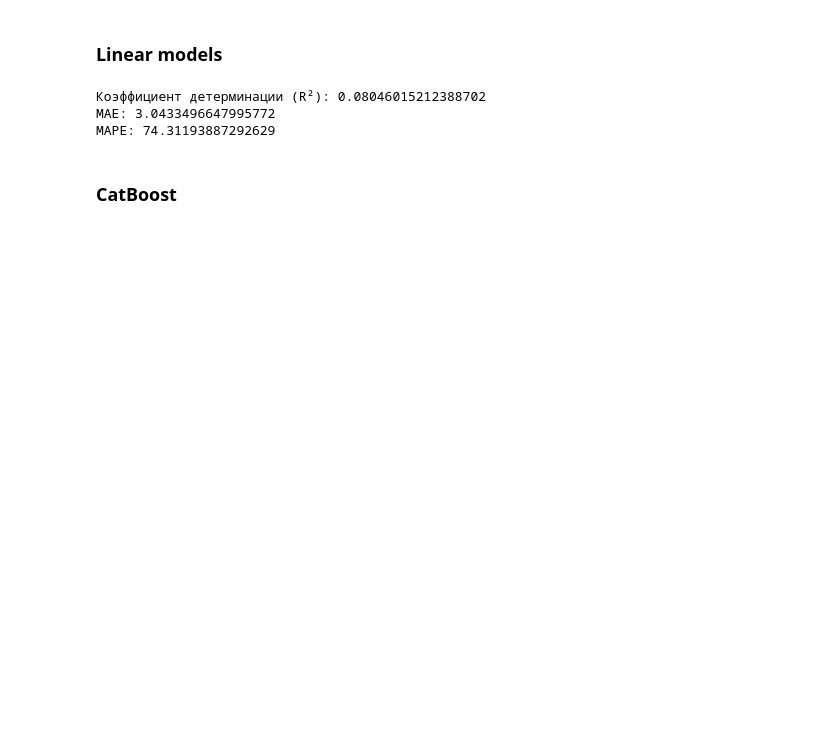
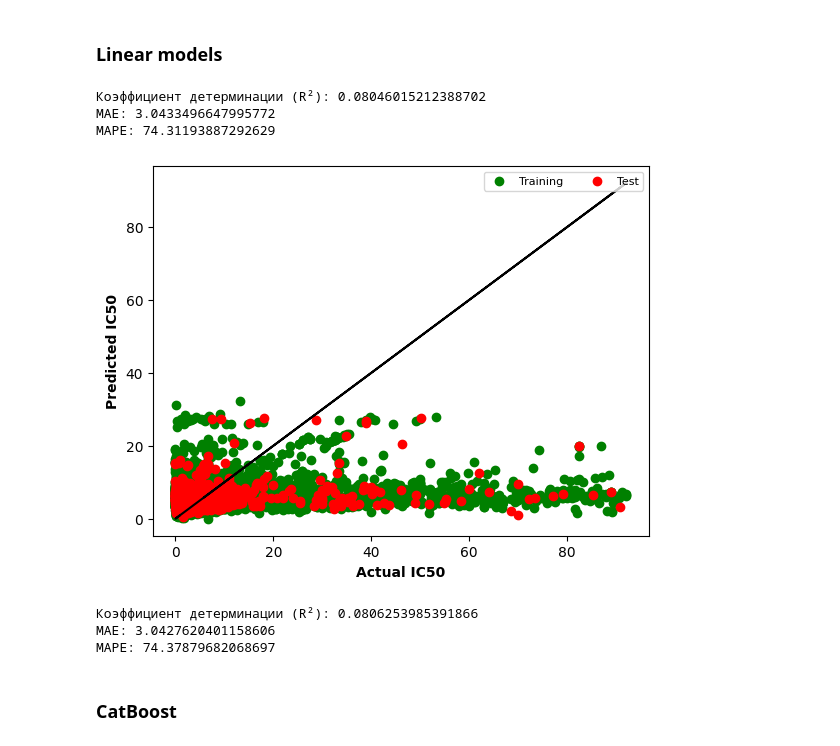
Before and after one commit to triflt/mol_analysis_MISIS_project, a Jupyter notebook: classic_ml.ipynb, the cells around one changed output. Drawn from its saved outputs; the diff is of its cells as text; code cells hidden in the pictures; blank space fills up the shorter version.

Commit message:
plots

```diff
--- a/classic_ml.ipynb
+++ b/classic_ml.ipynb
@@ -1,15 +1,17 @@
 # %%
 import pandas as pd
+import matplotlib.pyplot as plt
 import numpy as np
 import random
+
 from catboost import CatBoostRegressor, Pool
 from sklearn.model_selection import train_test_split
 from sklearn.linear_model import RidgeCV, LassoCV
-from sklearn.ensemble import RandomForestRegressor
+from sklearn.ensemble import RandomForestRegressor, ExtraTreesRegressor
+from sklearn.neighbors import KNeighborsRegressor
 from sklearn.metrics import r2_score, mean_absolute_error, mean_absolute_percentage_error
-from sklearn.inspection import permutation_importance
 
-df = pd.read_csv('data_dsc.csv')
+df = pd.read_csv('data/data_dsc.csv')
 # %%
 def seed_everything(seed_value):
     random.seed(seed_value)
@@ -34,21 +36,37 @@ def score(model):
     print(f"Коэффициент детерминации (R²): {r2}")
     print(f"MAE: {mae}")
     print(f'MAPE: {mape}')
+
+def plotter(model):
+    plt.scatter(Y_train, model.predict(X_train),c='green', label='Training')
+    plt.plot(Y_train, Y_train, c='black')
+    plt.scatter(Y_test, model.predict(X_test),c='red', label='Test')
+    plt.xlabel('Actual IC50', fontweight='bold')
+    plt.ylabel('Predicted IC50', fontweight='bold')
+    plt.legend(loc='upper right', numpoints=1, ncol=3, fontsize=8)
+
+    plt.show()
 # %% [markdown]
 ### Linear models
 # %%
 model = RidgeCV(alphas=np.logspace(-6, 6, 13))
 model.fit(X_train, Y_train)
 score(model)
+plotter(model)
 # %% [output]
 Коэффициент детерминации (R²): 0.08046015212388702
 MAE: 3.0433496647995772
 MAPE: 74.31193887292629
+[figure, added]
 # %%
 model = LassoCV(alphas=np.logspace(-6, 6, 13))
 model.fit(X_train, Y_train)
 Y_pred = model.predict(X_test)
 score(model)
+# %% [output]
+Коэффициент детерминации (R²): 0.0806253985391866
+MAE: 3.0427620401158606
+MAPE: 74.37879682068697
 # %% [markdown]
 ### CatBoost
 # %%
```
Also changed, not shown: parts of 5 cells of this notebook.
